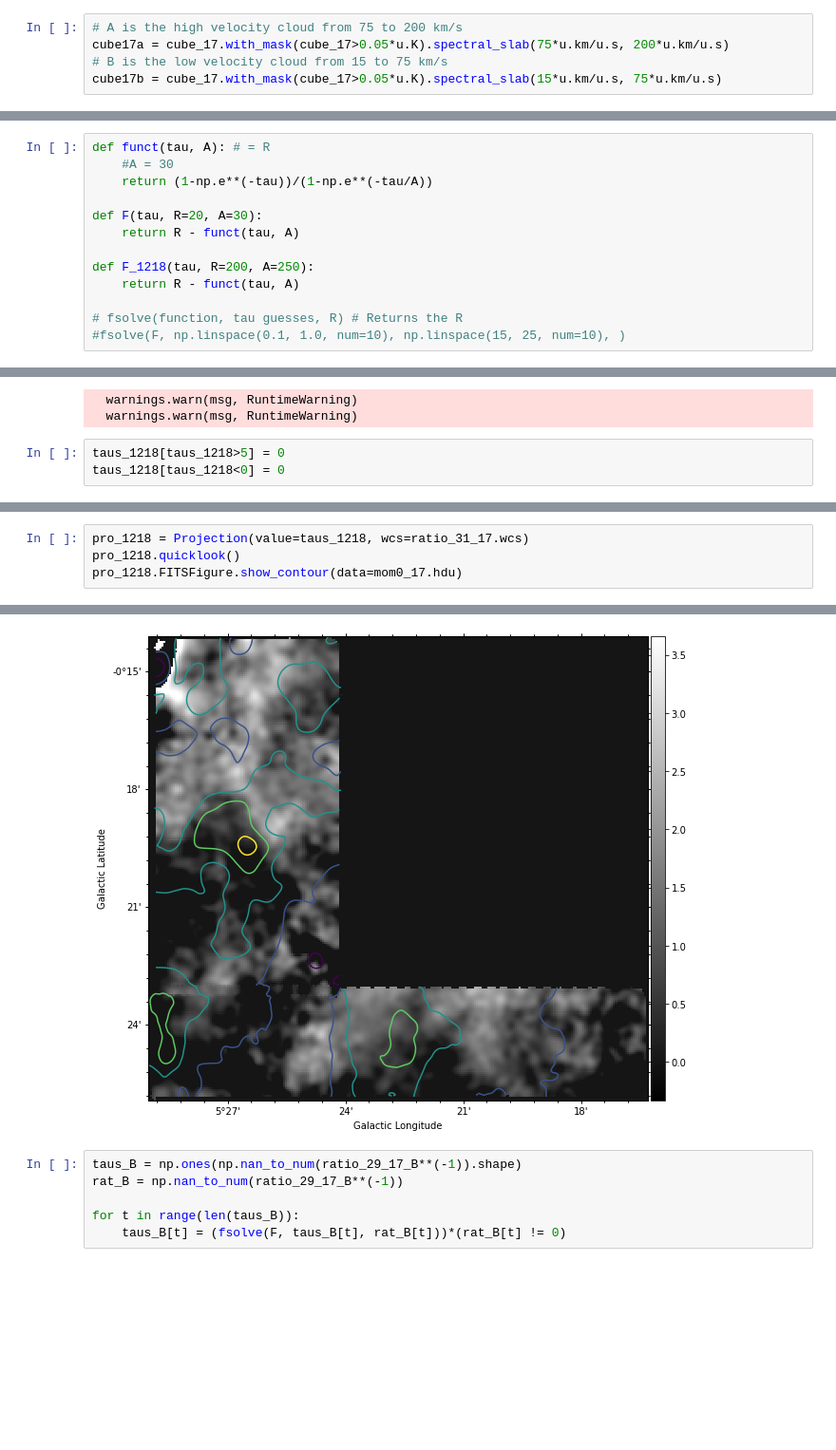
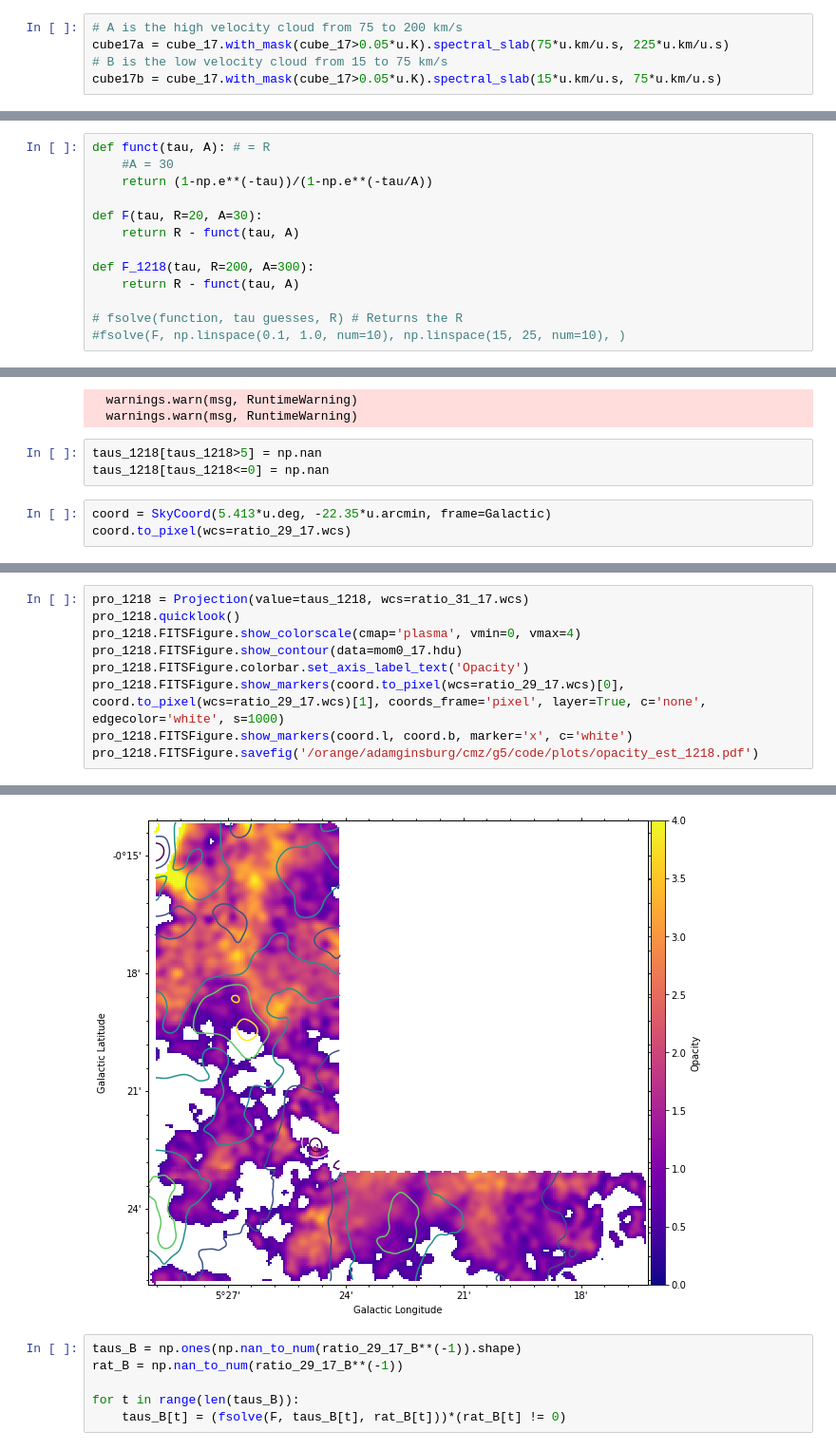
Before and after one commit to SpacialTree/clouds-g5-b1, a Jupyter notebook: isotopRatio.ipynb, the cells around one changed output, grey strips where cells are left out. Shown at 95% size. Cells and saved outputs as stored; diff of their text form; blank space fills up the shorter version.

```diff
--- a/isotopRatio.ipynb
+++ b/isotopRatio.ipynb
@@ -99,7 +99,7 @@ spatialmask31 = cube_31.with_mask(cube_31>0.05*u.K)#noise_mask(cube_31.with_mask
 ## 12CO
 # %%
 # A is the high velocity cloud from 75 to 200 km/s
-cube17a = cube_17.with_mask(cube_17>0.05*u.K).spectral_slab(75*u.km/u.s, 200*u.km/u.s)
+cube17a = cube_17.with_mask(cube_17>0.05*u.K).spectral_slab(75*u.km/u.s, 225*u.km/u.s)
 # B is the low velocity cloud from 15 to 75 km/s
 cube17b = cube_17.with_mask(cube_17>0.05*u.K).spectral_slab(15*u.km/u.s, 75*u.km/u.s)
 # %%
@@ -702,7 +702,7 @@ def funct(tau, A): # = R
 def F(tau, R=20, A=30):
     return R - funct(tau, A)
 
-def F_1218(tau, R=200, A=250):
+def F_1218(tau, R=200, A=300):
     return R - funct(tau, A)
 
 # fsolve(function, tau guesses, R) # Returns the R
@@ -737,5 +737,8 @@ for t in range(len(taus_1218)):
   warnings.warn(msg, RuntimeWarning)
   warnings.warn(msg, RuntimeWarning)
 # %%
-taus_1218[taus_1218>5] = 0
-taus_1218[taus_1218<0] = 0
+taus_1218[taus_1218>5] = np.nan
+taus_1218[taus_1218<=0] = np.nan
+# %%
+coord = SkyCoord(5.413*u.deg, -22.35*u.arcmin, frame=Galactic)
+coord.to_pixel(wcs=ratio_29_17.wcs)
@@ -742,5 +747,10 @@ taus_1218[taus_1218<0] = 0
 # %%
 pro_1218 = Projection(value=taus_1218, wcs=ratio_31_17.wcs)
 pro_1218.quicklook()
+pro_1218.FITSFigure.show_colorscale(cmap='plasma', vmin=0, vmax=4)
 pro_1218.FITSFigure.show_contour(data=mom0_17.hdu)
+pro_1218.FITSFigure.colorbar.set_axis_label_text('Opacity')
+pro_1218.FITSFigure.show_markers(coord.to_pixel(wcs=ratio_29_17.wcs)[0], coord.to_pixel(wcs=ratio_29_17.wcs)[1], coords_frame='pixel', layer=True, c='none', edgecolor='white', s=1000)
+pro_1218.FITSFigure.show_markers(coord.l, coord.b, marker='x', c='white')
+pro_1218.FITSFigure.savefig('/orange/adamginsburg/cmz/g5/code/plots/opacity_est_1218.pdf')
 # %% [output]
@@ -749,4 +760,4 @@ INFO: Auto-setting vmax to  3.664e+00 [aplpy.core]
-[figure, old version]
+[figure, new version]
 # %%
 taus_B = np.ones(np.nan_to_num(ratio_29_17_B**(-1)).shape)
 rat_B = np.nan_to_num(ratio_29_17_B**(-1))
```
Also changed, not shown: parts of 63 cells of this notebook, 3 other files.
